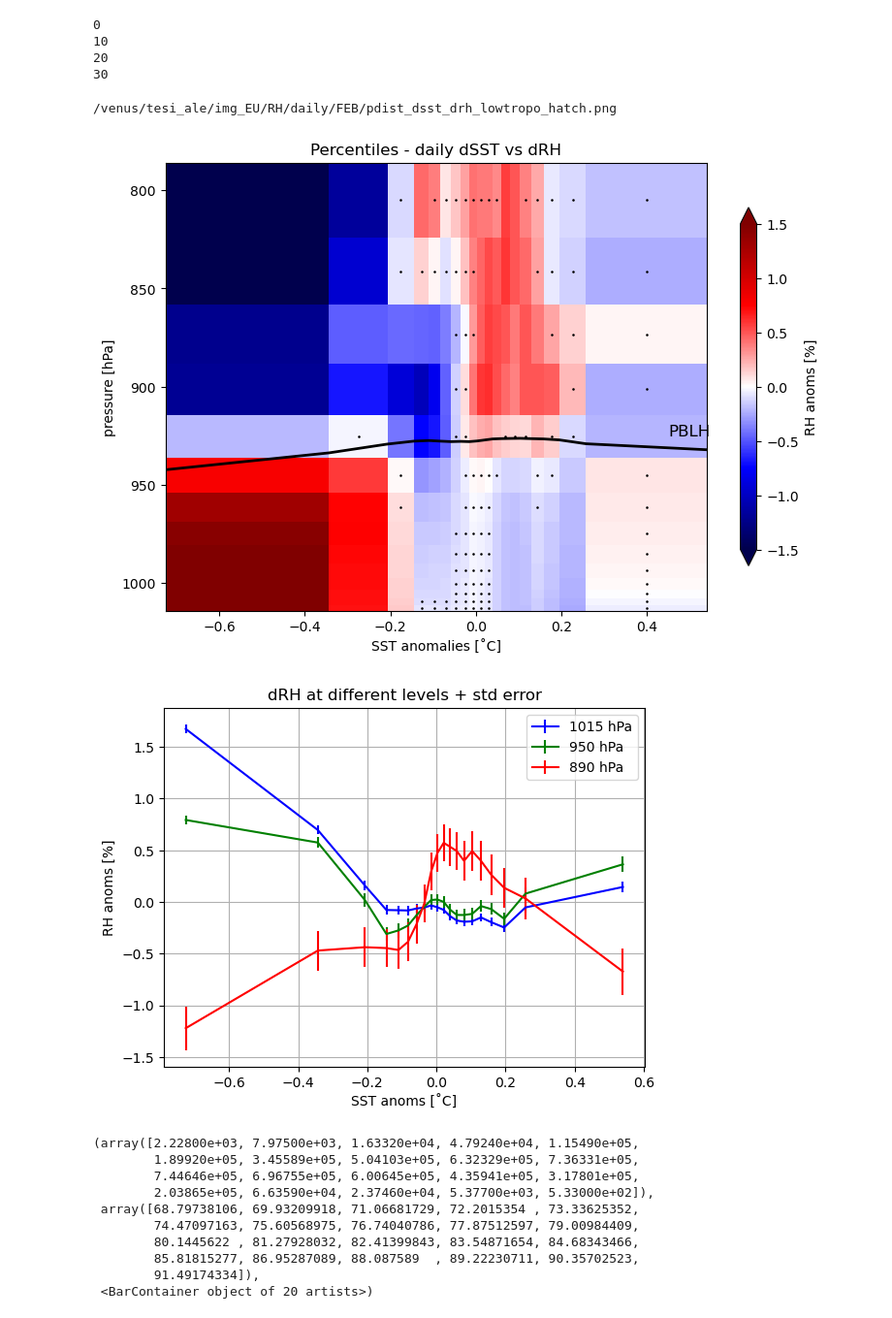
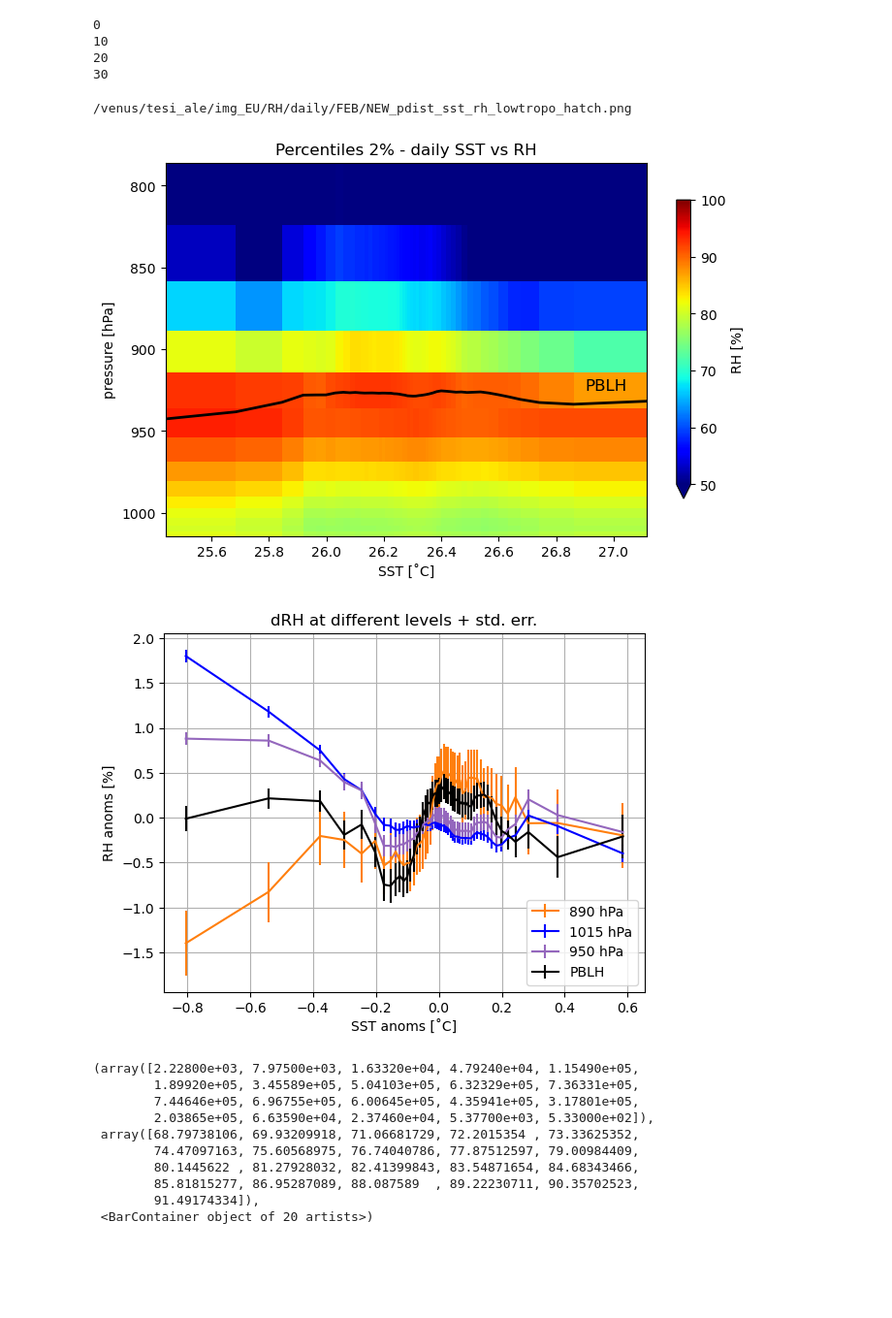
Before and after one commit to meteorologopazzo/thesis_material, a Jupyter notebook: EURECA_scripts/QVAPOR.ipynb, the cells around one changed output. Shown at 97% size. Cells and saved outputs as stored; diff of their text form; code cells hidden in the pictures; blank space fills up the shorter version.

```diff
--- a/EURECA_scripts/QVAPOR.ipynb
+++ b/EURECA_scripts/QVAPOR.ipynb
@@ -252 +242,11 @@ distrib_2d(dsst_day, PBLH_pres, perc_step, nbins, popmean, perc_fixbin = 'perc')
+# %%
+# DISTRIBUTION PBLH vs dSST bin - DAILY
+perc_step = 2
+nbins = int(100/perc_step) # Number of bins.
+
+#  PBLH distrib
+
+# perc
+pdist_sst, pdist_PBLH_sst, pstd_PBLH_sst, pstderr_PBLH_sst, pnpoints_PBLH_sst, ppvalue_PBLH_sst = \
+distrib_2d(sst_day, PBLH_pres, perc_step, nbins, popmean, perc_fixbin = 'perc')
 # %%
@@ -363,10 +386,10 @@ pot_temp = pot_temp + 300
 # compute actual temperature
 # I DID NOT APPLY DAILY MEAN TO PRES!
 temperature = pot_temp * ( pres / 1000. )**0.286
-temperature = temperature.where(sea_mask, drop=False)
+temperature = temperature.where(sea_mask_modified, drop=False)
 del pot_temp
 # %%
-# temp_day = temperature.groupby('time_counter.day').mean()
+temp_day = temperature.groupby('time_counter.day').mean()
 # %%
 # my_save_data('/venus/tesi_ale/data_EU/T/daily/FEB/temp_day_feb.npy', [temp_day])
 # %%
@@ -539,70 +599,57 @@ my_save_data('/venus/tesi_ale/data_EU/RH/daily/FEB/pdistrs_dSST_dRH_day_feb.npy'
-# %%
-## load PBLH distributions
-with open('/venus/tesi_ale/data_EU/PBLH/daily/FEB/pdistrs_PBLH_dSST_day_feb.npy', 'rb') as f:
-    marameo = np.load(f)
-    pdist_PBLH_dsst = np.load(f)
-    f.close()
-
-with open('/venus/tesi_ale/data_EU/PBLH/daily/FEB/pdistrs_PBLH_SST_day_feb.npy', 'rb') as f:
-    marameo = np.load(f)
-    pdist_PBLH_sst = np.load(f)
-    f.close()
-
-del marameo
 # %%
 p_level_plot = int(15)
 
-anoms = True
-title = 'Percentiles - daily dSST vs dRH' if anoms else 'Percentiles - daily SST vs RH'
+anoms = False
+title = 'Percentiles 2% - daily dSST vs dRH' if anoms else 'Percentiles 2% - daily SST vs RH'
 xlabel = 'SST anomalies [˚C]' if anoms else 'SST [˚C]'
 cbar_lab = 'RH anoms [%]' if anoms else 'RH [%]'
 
 x = pdist_dsst if anoms else pdist_sst-273.15
 var = pdist_drh if anoms else pdist_rh
-minval = -1.5 ; maxval = -minval
+minval = -1.5 if anoms else 50 ; maxval = -minval if anoms else 100
 #levs = np.arange(minval, maxval+0.1, 0.1)
 
 
-fig, ax1 = plt.subplots(figsize=(9, 6))
+fig, ax1 = plt.subplots(figsize=(8, 5))
 ax1.invert_yaxis()
 p1 = ax1.pcolormesh(x, mean_vert_pres[0:p_level_plot], var[0:p_level_plot],\
-                  vmin=minval, vmax=maxval, cmap='seismic')
+                  vmin=minval, vmax=maxval, cmap='jet')
 
 ax1.set_xlabel(xlabel); ax1.set_ylabel('pressure [hPa]')
 plt.title(title)
-cbar = plt.colorbar(p1,ax=ax1, location='right', shrink=0.8, extend='both')
+cbar = plt.colorbar(p1,ax=ax1, location='right', shrink=0.8, extend='min')
 cbar.set_label(cbar_lab)
 
 var_pbl = pdist_PBLH_dsst if anoms else pdist_PBLH_sst
 ax1.plot(x, var_pbl, '-k', linewidth=2)
-ax1.text(0.45, 925, 'PBLH', fontsize=12, color='k')
+ax1.text(26.9, 925, 'PBLH', fontsize=12, color='k')
 
 
 
 # DEF punti significativi (pvalue < 0.05)
 pval = ppvalue_drh_sub[0:p_level_plot] if anoms else ppvalue_rh_sub[0:p_level_plot]
 GPbin = mean_vert_pres[1:p_level_plot] - np.diff(mean_vert_pres[0:p_level_plot])*0.5
 signif_Lcorr_H = np.zeros((len(mean_vert_pres[0:p_level_plot])-1,len(x)-1))
 dsstbin = np.zeros((len(mean_vert_pres[0:p_level_plot])-1,len(x)-1))
 for h in range(0,len(mean_vert_pres[0:p_level_plot])-1):
     cond1 = pval[h,:-1] > 0.05
     cond2 = np.abs(var[h,:-1]) < 0.1*np.nanmean(np.abs(var))
     cond = (cond1) | (cond2)
 #     cond = cond1
     signif_Lcorr_H[h,:] = np.zeros(len(x)-1) + np.nan
     signif_Lcorr_H[h, cond] = GPbin[h]
     dsstbin[h,:] = x[1:] - np.diff(x)*0.5
 
 plt.scatter(dsstbin,signif_Lcorr_H,  s=0.7, color='k')
 
 
 
 # savefig
 path_img = '/venus/tesi_ale/img_EU/RH/daily/FEB/' if anoms else '/venus/tesi_ale/img_EU/RH/daily/FEB/'
-filename = path_img + 'pdist_dsst_drh_lowtropo_hatch.png' if anoms else path_img + 'pdist_sst_rh_lowtropo_hatch.png'
-#plt.savefig(filename)
+filename = path_img + 'NEW_pdist_dsst_drh_lowtropo_hatch.png' if anoms else path_img + 'NEW_pdist_sst_rh_lowtropo_hatch.png'
+# plt.savefig(filename)
 print(filename)
 del filename
 # %% [output]
-/venus/tesi_ale/img_EU/RH/daily/FEB/pdist_dsst_drh_lowtropo_hatch.png
+/venus/tesi_ale/img_EU/RH/daily/FEB/NEW_pdist_sst_rh_lowtropo_hatch.png
-[figure, old version]
+[figure, new version]
@@ -613,26 +676,28 @@ anoms = True
 x = pdist_dsst if anoms else pdist_sst-273.15
 y = pdist_drh if anoms else pdist_rh
 
+plt.errorbar(x, y[11,:], yerr=pstderr_drh[11,:], xerr=None,\
+             label='890 hPa', ecolor='#ff7f0e', linestyle='-', color='#ff7f0e')
+
 plt.errorbar(x, y[0,:], yerr=pstderr_drh[0,:], xerr=None,\
              label='1015 hPa', ecolor='b', linestyle='-', color='b')
 
 plt.errorbar(x, y[8,:], yerr=pstderr_drh[8,:], xerr=None,\
-             label='950 hPa', ecolor='g', linestyle='-', color='g')
+             label='950 hPa', ecolor='#9467bd', linestyle='-', color='#9467bd')
 
-plt.errorbar(x, y[11,:], yerr=pstderr_drh[11,:], xerr=None,\
-             label='890 hPa', ecolor='r', linestyle='-', color='r')
-
+plt.errorbar(x, drh_at_pblh, yerr=drh_error_at_pblh, xerr=None,\
+             label='PBLH', ecolor='k', linestyle='-', color='k')
 
 plt.grid()
-plt.legend()
+plt.legend(loc='lower right')
 
 plt.ylabel('RH anoms [%]')
 plt.xlabel('SST anoms [˚C]')
-plt.title('dRH at different levels + std error')
+plt.title('dRH at different levels + std. err.')
 
-#plt.savefig('/venus/tesi_ale/img_EU/RH/daily/FEB/dRH_single_levels.png')
+# plt.savefig('/venus/tesi_ale/img_EU/RH/daily/FEB/NEW_dRH_single_levels.png')
 # %% [output]
-[figure, old version]
+[figure, new version]
 # %%
 ##### study density of RH2
 rh2_day = np.load('/venus/tesi_ale/data_EU/RH/daily/FEB/rh2_day.npy')
```
Also changed, not shown: parts of 45 cells of this notebook, 18 other files.
